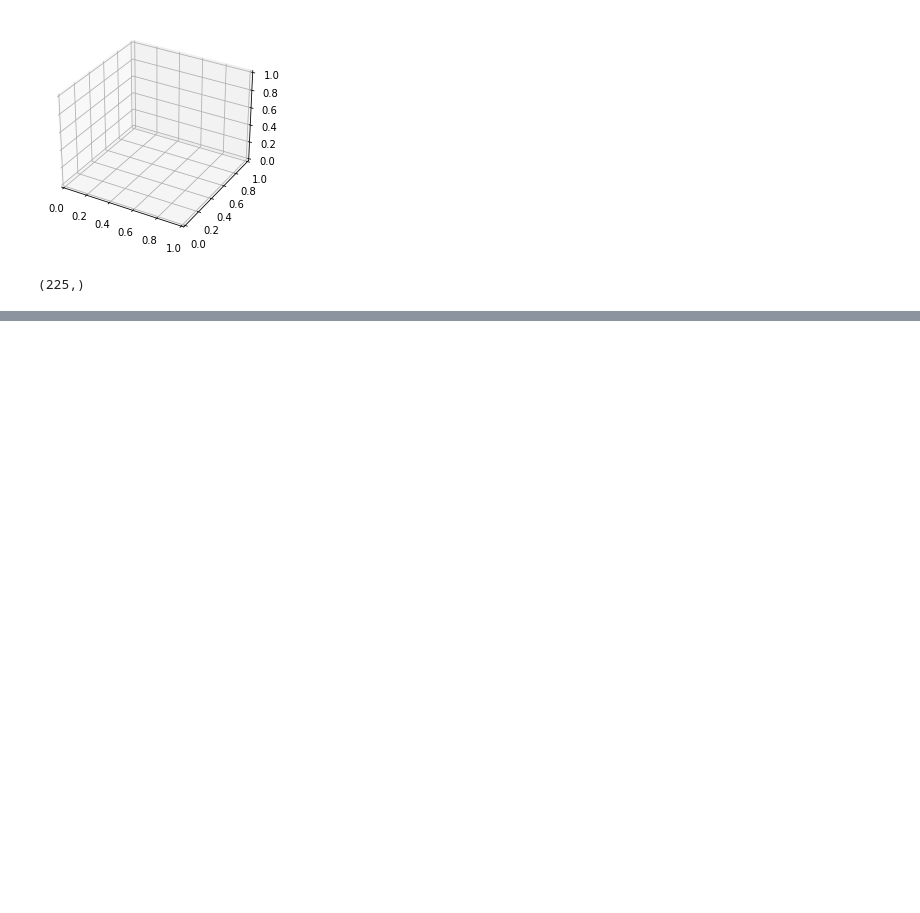
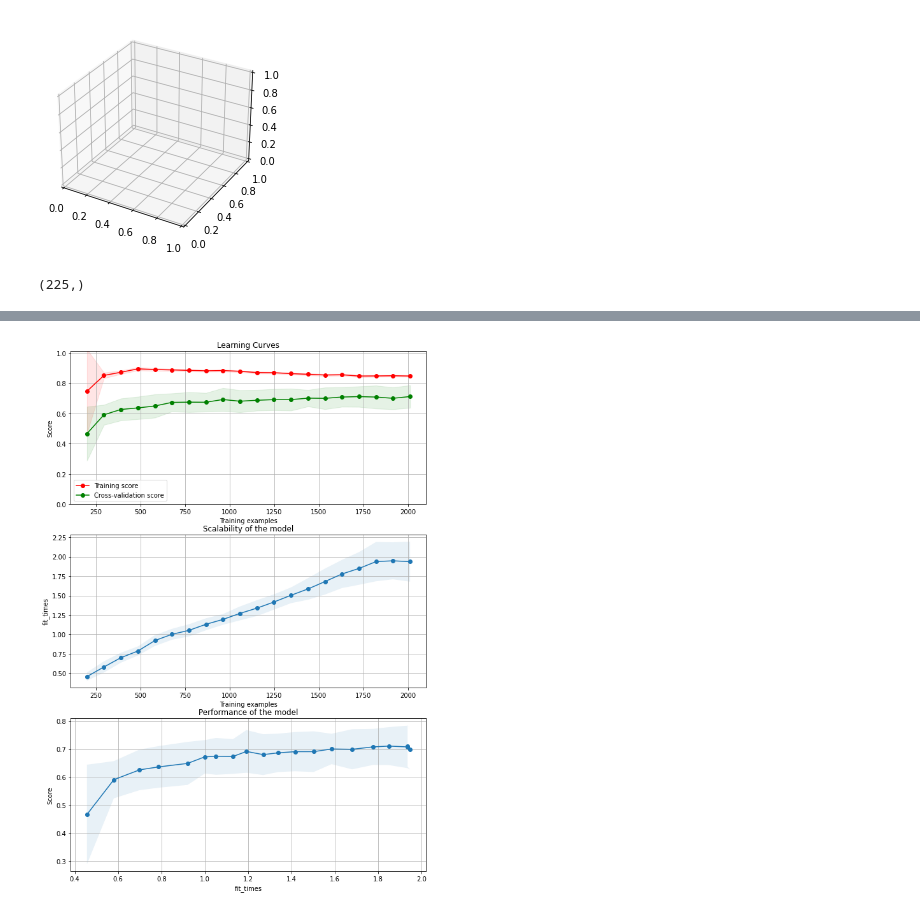
Before and after one commit to Joris104/MachineLearning, a Jupyter notebook: Ensemble.ipynb, the cells around one changed output, grey strips where cells are left out. Drawn from its saved outputs; the diff is of its cells as text; code cells hidden in the pictures; blank space fills up the shorter version.

```diff
--- a/Ensemble.ipynb
+++ b/Ensemble.ipynb
@@ -269,0 +291,13 @@ dict_keys(['cv', 'estimators', 'final_estimator__C', 'final_estimator__class_wei
+# %%
+from utils_data_analysis.learning_curve import plot_learning_curve
+
+fig, axes = plt.subplots(3, 1, figsize=(10, 15))
+title = "Learning Curves"
+
+plot_learning_curve(
+    cv.best_estimator_, title, X_train, y_train, axes=axes, ylim=(0.0, 1.01), cv=folds, n_jobs=4,train_sizes=np.linspace(0.1, 1.0, 20)
+)
+
+plt.show()
+# %% [output]
+[figure, added]
```
Also changed, not shown: parts of 7 cells of this notebook, 1 other file.
